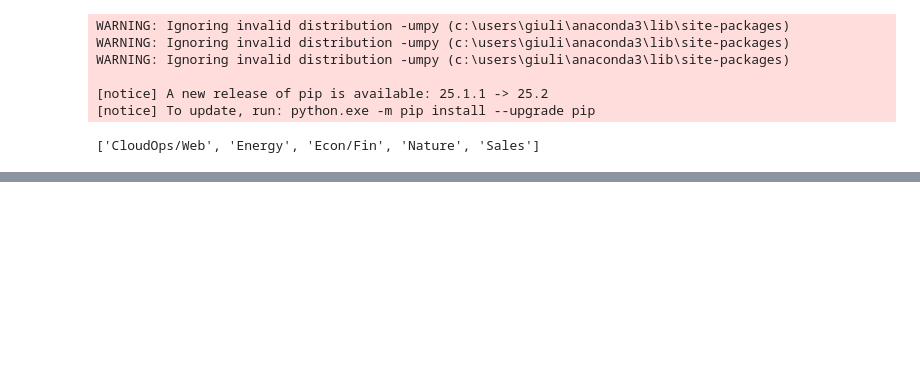
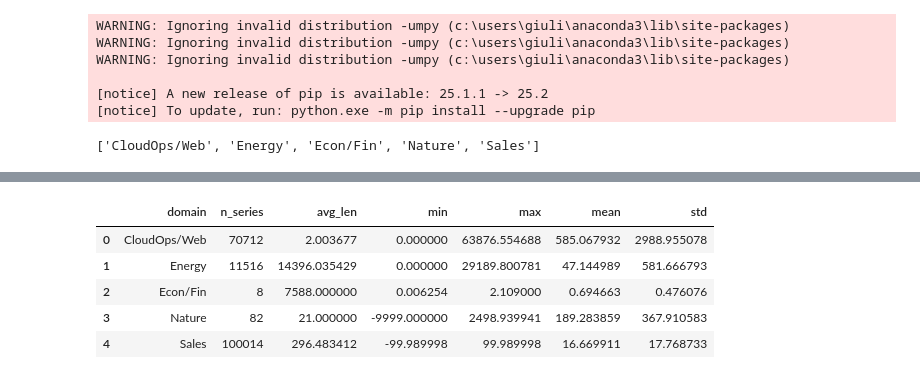
Before and after one commit to GiuliaGhisolfi/TSFM-ZeroShotEval, a Jupyter notebook: src/11_DataDistribuition.ipynb, the cells around one changed output, grey strips where cells are left out. Drawn from its saved outputs; the diff is of its cells as text; code cells hidden in the pictures; blank space fills up the shorter version.

```diff
--- a/src/11_DataDistribuition.ipynb
+++ b/src/11_DataDistribuition.ipynb
@@ -198,0 +199,31 @@ Processing domain Sales with 1000 series...
+# %%
+def data_info(df):
+    info_df = pd.DataFrame(columns=["domain", "n_series", "avg_len", "min", "max", "mean", "std"])
+    for domain in domains:
+        # random subset of max_samples series to limit computation
+        samples = df[df["domain"] == domain]["target"].to_list()
+        n_samples = len(samples)
+        lengths = [len(ts) for ts in samples]
+        all_values = np.concatenate([np.asarray(ts).flatten() for ts in samples])
+        # remove Nans
+        all_values = all_values[~np.isnan(all_values)]
+        info_df.loc[len(info_df)] = {
+            "domain": domain,
+            "n_series": n_samples,
+            "avg_len": np.mean(lengths),
+            "min": min(all_values),
+            "max": max(all_values),
+            "mean": all_values.mean(),
+            "std": all_values.std()
+        }
+    return info_df
+# %%
+info_df = data_info(all_df)
+info_df
+# %% [output]
+|  | domain | n_series | avg_len | min | max | mean | std |
+| 0 | CloudOps/Web | 70712 | 2.003677 | 0.000000 | 63876.554688 | 585.067932 | 2988.955078 |
+| 1 | Energy | 11516 | 14396.035429 | 0.000000 | 29189.800781 | 47.144989 | 581.666793 |
+| 2 | Econ/Fin | 8 | 7588.000000 | 0.006254 | 2.109000 | 0.694663 | 0.476076 |
+| 3 | Nature | 82 | 21.000000 | -9999.000000 | 2498.939941 | 189.283859 | 367.910583 |
+| 4 | Sales | 100014 | 296.483412 | -99.989998 | 99.989998 | 16.669911 | 17.768733 |
```
Also changed, not shown: parts of 2 cells of this notebook, 1 other file.
